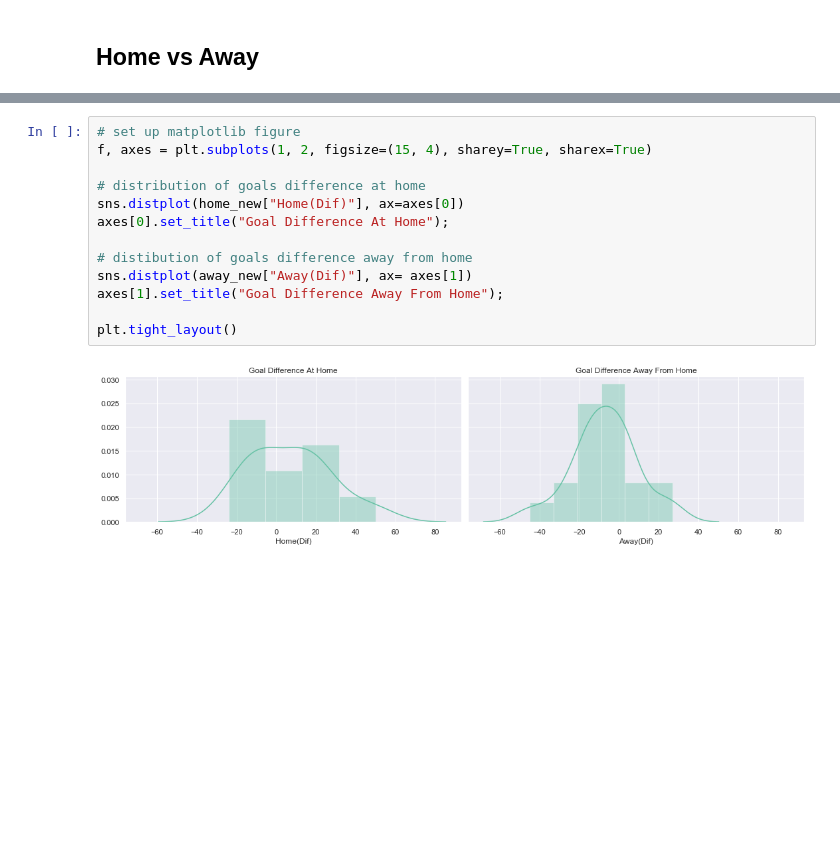
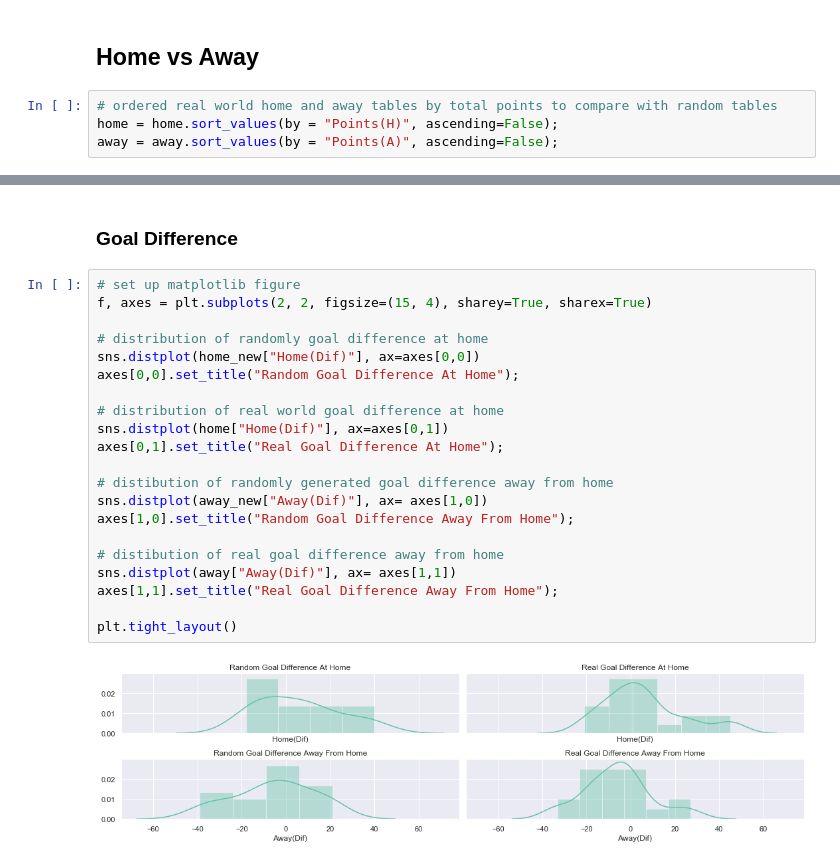
Before and after one commit to ANihill/fundamentalsProject, a Jupyter notebook: Project.ipynb, the cells around one changed output, grey strips where cells are left out. Drawn from its saved outputs; the diff is of its cells as text; blank space fills up the shorter version.

```diff
--- a/Project.ipynb
+++ b/Project.ipynb
@@ -1082,2 +1102,6 @@ sns.lmplot(x="Total(Dif)", y="Total(P)", data=total_new);
 # %% [markdown]
 ## Home vs Away
+# %%
+# ordered real world home and away tables by total points to compare with random tables
+home = home.sort_values(by = "Points(H)", ascending=False);
+away = away.sort_values(by = "Points(A)", ascending=False);
@@ -1114,15 +1243,25 @@ plt.tight_layout()
+# %% [markdown]
+### Goal Difference
 # %%
 # set up matplotlib figure
-f, axes = plt.subplots(1, 2, figsize=(15, 4), sharey=True, sharex=True)
+f, axes = plt.subplots(2, 2, figsize=(15, 4), sharey=True, sharex=True)
 
-# distribution of goals difference at home
-sns.distplot(home_new["Home(Dif)"], ax=axes[0])
-axes[0].set_title("Goal Difference At Home");
+# distribution of randomly goal difference at home
+sns.distplot(home_new["Home(Dif)"], ax=axes[0,0])
+axes[0,0].set_title("Random Goal Difference At Home");
 
-# distibution of goals difference away from home
-sns.distplot(away_new["Away(Dif)"], ax= axes[1])
-axes[1].set_title("Goal Difference Away From Home");
+# distribution of real world goal difference at home
+sns.distplot(home["Home(Dif)"], ax=axes[0,1])
+axes[0,1].set_title("Real Goal Difference At Home");
+
+# distibution of randomly generated goal difference away from home
+sns.distplot(away_new["Away(Dif)"], ax= axes[1,0])
+axes[1,0].set_title("Random Goal Difference Away From Home");
+
+# distibution of real goal difference away from home
+sns.distplot(away["Away(Dif)"], ax= axes[1,1])
+axes[1,1].set_title("Real Goal Difference Away From Home");
 
 plt.tight_layout()
 # %% [output]
-[figure, old version]
+[figure, new version]
```
Also changed, not shown: parts of 53 cells of this notebook.
